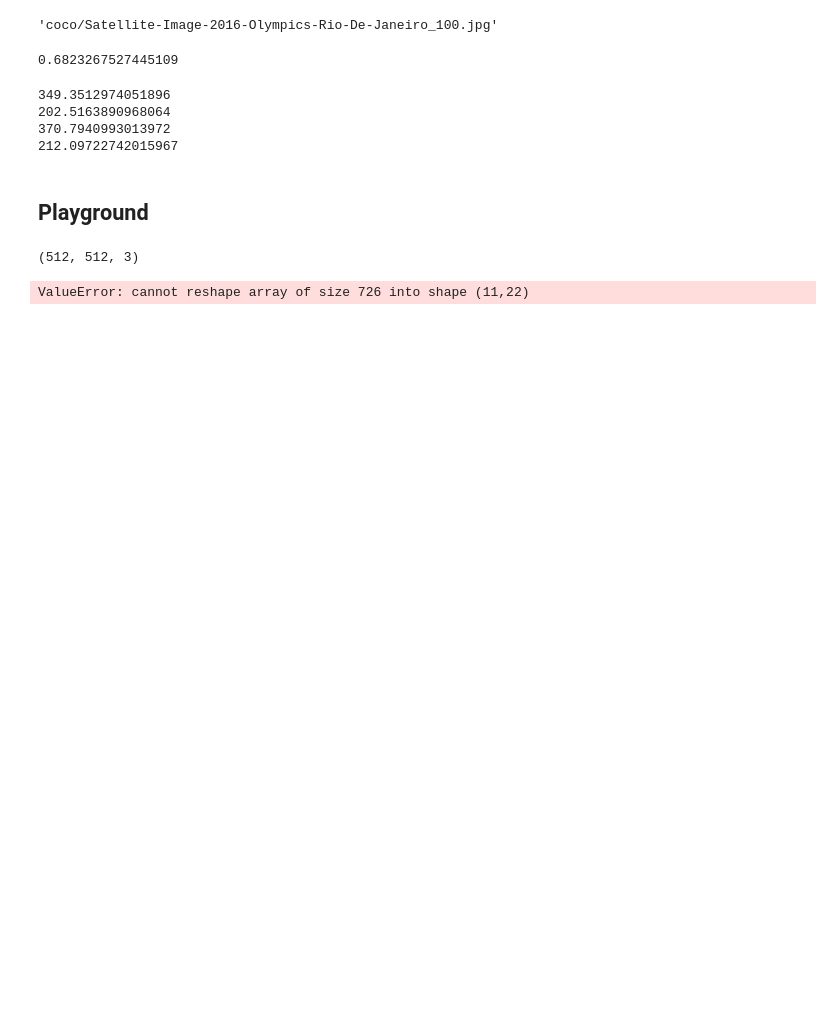
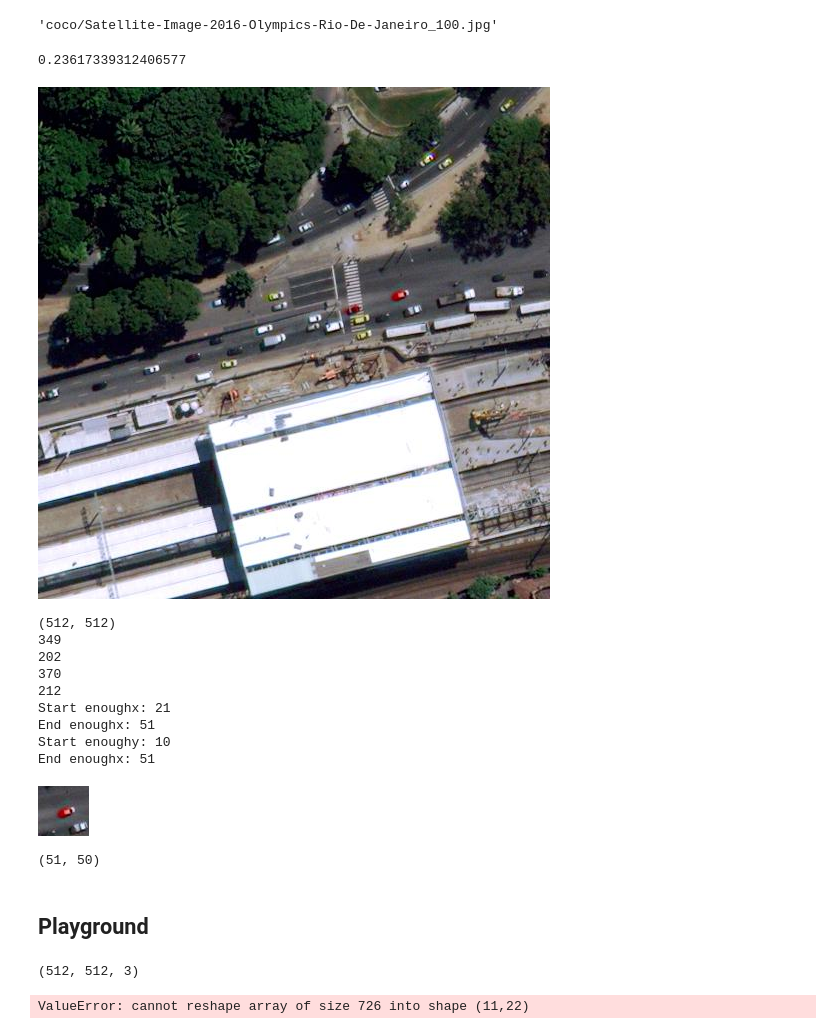
Before and after one commit to ChrisKahrs/retagImg, a Jupyter notebook: retagImgNotbook.ipynb, the cells around one changed output. Drawn from its saved outputs; the diff is of its cells as text; code cells hidden in the pictures; blank space fills up the shorter version.

Commit message:
added code to crop the image

```diff
--- a/retagImgNotbook.ipynb
+++ b/retagImgNotbook.ipynb
@@ -78,36 +78,81 @@ df.loc[0, "path_to_download"]
 # %% [output]
 'coco/Satellite-Image-2016-Olympics-Rio-De-Janeiro_100.jpg'
 # %%
-df['label'][0][0]['topX']
+df['label'][1][0]['topX']
 # %% [output]
-0.6823267527445109
+0.23617339312406577
 # %%
 
 # from azureml.contrib.dataset import FileHandlingOption
 # satimg_pd = dataset.to_pandas_dataframe(file_handling_option=FileHandlingOption.DOWNLOAD, target_path='./download/', overwrite_download=True)
 
 # import matplotlib.pyplot as plt
 # import matplotlib.image as mpimg
 
 # #read images from downloaded path
 # img = mpimg.imread(satimg_pd.loc[0,'image_url'])
 # imgplot = plt.imshow(img)
+from PIL import Image, ImageDraw
 
 im = Image.open(satimg_pd.loc[0,'image_url'])
-im.size
-topxpixel = df['label'][0][0]['topX'] * im.size[0]
-topypixel = df['label'][0][0]['topY'] * im.size[1]
-bottomxpixel = df['label'][0][0]['bottomX'] * im.size[0]
-bottomypixel = df['label'][0][0]['bottomY'] * im.size[1]
-print(topxpixel)
-print(topypixel)
-print(bottomxpixel)
-print(bottomypixel)
+im2  = Image.open(satimg_pd.loc[0,'image_url'])
+
+display(im)
+print(im.size)
+topx = int(df['label'][0][0]['topX'] * im.size[0])
+topy = int(df['label'][0][0]['topY'] * im.size[1])
+bottomx = int(df['label'][0][0]['bottomX'] * im.size[0])
+bottomy = int(df['label'][0][0]['bottomY'] * im.size[1])
+print(topx)
+print(topy)
+print(bottomx)
+print(bottomy)
+enoughx = bottomx - topx
+enoughy = bottomy - topy
+
+# pad x with more pixels if needed
+print("Start enoughx: " + str(enoughx))
+while enoughx < 50:
+    enoughx = enoughx + 2
+    topx = topx - 1
+    bottomx = bottomx + 1
+print("End enoughx: " + str(enoughx))
+
+# pad x with more pixels if needed
+print("Start enoughy: " + str(enoughy))
+while enoughy < 50:
+    enoughy = enoughy + 2
+    topy = topy - 1
+    bottomy = bottomy + 1
+print("End enoughx: " + str(enoughx))
+
+
+cropped_example = im.crop((topx, topy, bottomx, bottomy))
+#cropped_example = im.crop((left, top, right, bottom))
+
+# newimg2 = ImageDraw.Draw(im2)
+# newimg2.rectangle((200, 100, 300, 200), fill=(0, 192, 192), outline=(255, 255, 255))
+
+# out = Image.alpha_composite(im, im2)
+
+# out.show()
+
+display(cropped_example)
+
+cropped_example.size
 # %% [output]
+[figure, added]
-349.3512974051896
-202.5163890968064
-370.7940993013972
-212.09722742015967
+(512, 512)
+349
+202
+370
+212
+Start enoughx: 21
+End enoughx: 51
+Start enoughy: 10
+End enoughx: 51
+[figure, added]
+(51, 50)
 # %% [markdown]
 ## Playground
 # %%
```
Also changed, not shown: parts of 1 cell of this notebook.
